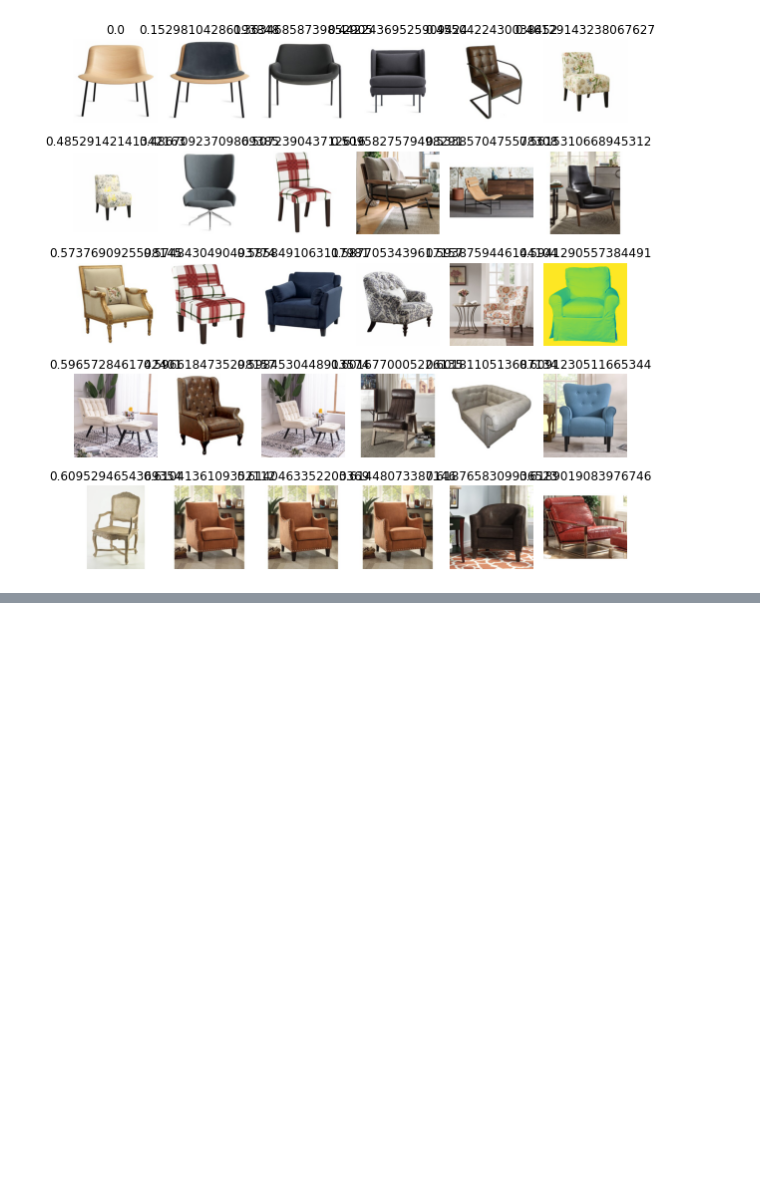
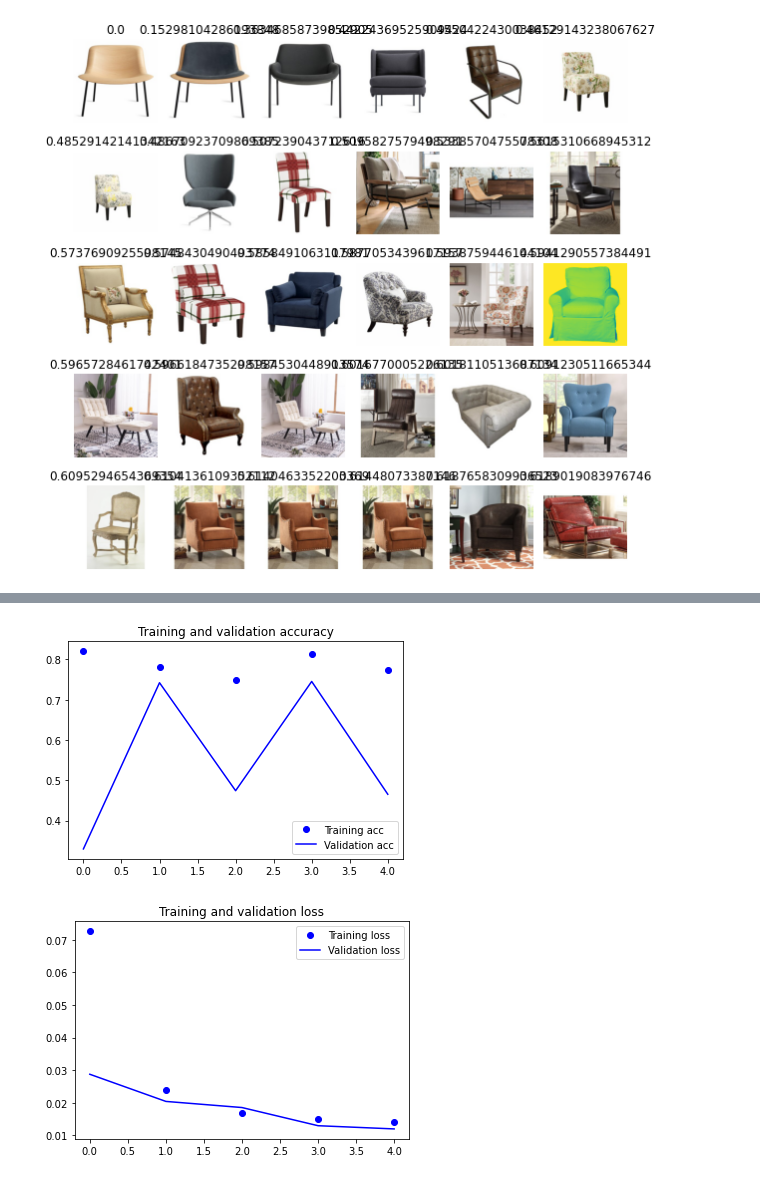
Before and after one commit to baharbiazar/image_search_engine, a Jupyter notebook: search_engine.ipynb, the cells around one changed output, grey strips where cells are left out. Saved outputs shown, nothing was run; the diff lists cells and outputs as text; code cells hidden in the pictures; blank space fills up the shorter version.

Commit message:
autoencoder added

```diff
--- a/search_engine.ipynb
+++ b/search_engine.ipynb
@@ -283,0 +414,11 @@ plt.show()
+# %%
+# Early stopping if epochs don't change loss
+early_stopping = EarlyStopping(monitor='val_loss', min_delta=0, patience=5, verbose=2, mode='auto')
+# %%
+# Number of samples for calculating number of steps
+training_samples = training_set.samples
+validation_samples = validation_set.samples
+
+# Number of steps
+training_steps = training_samples // batch_size
+validation_steps = validation_samples // batch_size
@@ -283,0 +433,9 @@ plt.show()
+# %%
+# Train model
+history = autoencoder.fit_generator(
+      training_set,
+      steps_per_epoch=training_steps,
+      epochs=epochs,
+      validation_data=validation_set,
+      validation_steps=None,
+      callbacks=[early_stopping])
@@ -283,0 +453,25 @@ plt.show()
+# %%
+# Plot accuracy and loss for training and validation sets
+acc = history.history['acc']
+val_acc = history.history['val_acc']
+loss = history.history['loss']
+val_loss = history.history['val_loss']
+
+epochs = range(len(acc))
+
+plt.plot(epochs, acc, 'bo', label='Training acc')
+plt.plot(epochs, val_acc, 'b', label='Validation acc')
+plt.title('Training and validation accuracy')
+plt.legend()
+
+plt.figure()
+
+plt.plot(epochs, loss, 'bo', label='Training loss')
+plt.plot(epochs, val_loss, 'b', label='Validation loss')
+plt.title('Training and validation loss')
+plt.legend()
+
+plt.show()
+# %% [output]
+[figure, added]
+[figure, added]
```
Also changed, not shown: parts of 16 cells of this notebook.
